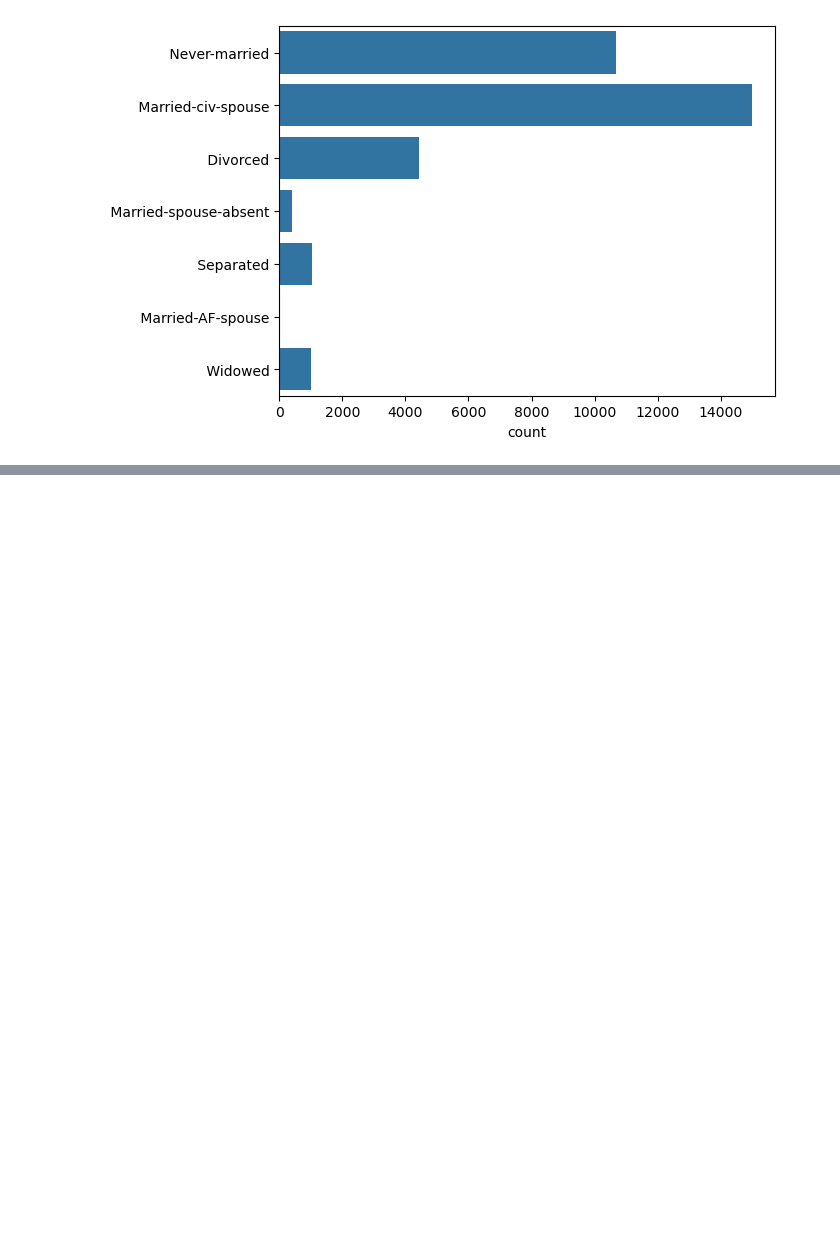
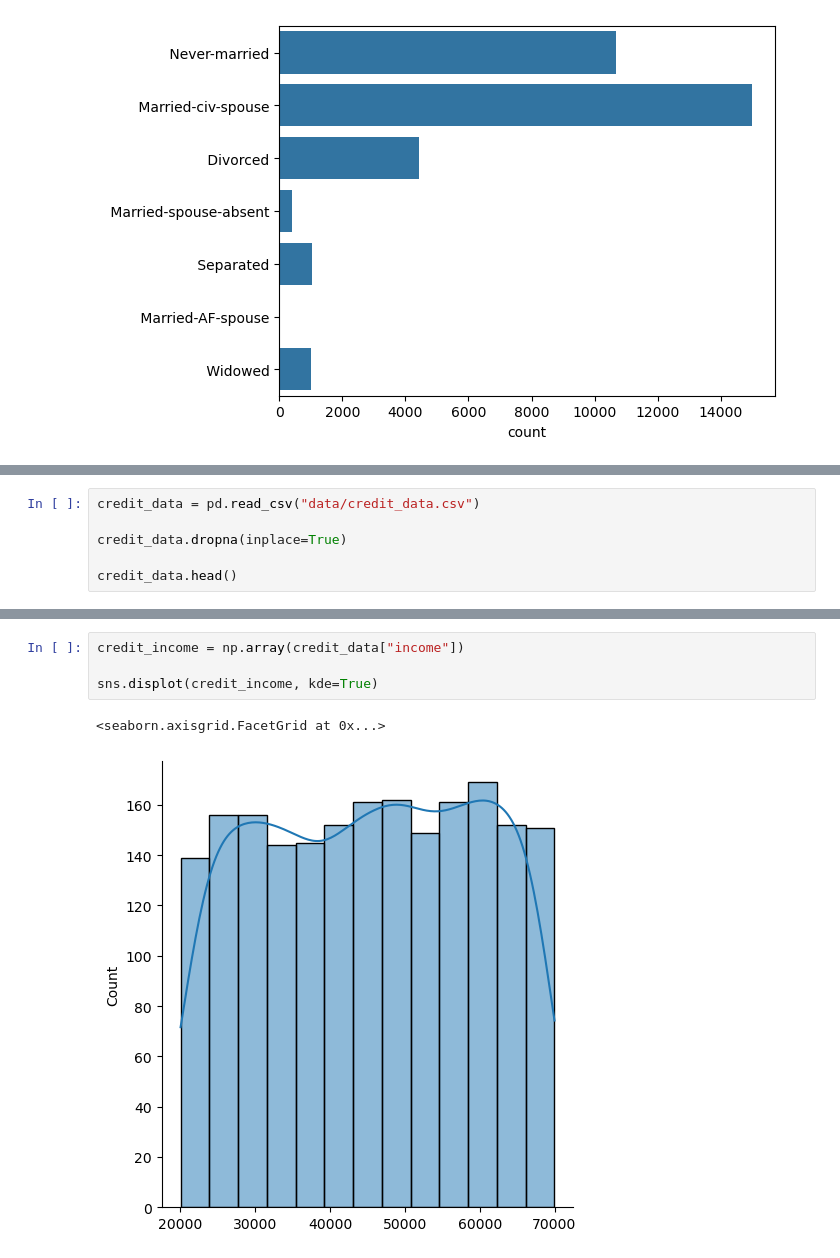
Before and after one commit to Dionmax/BurningMyBrain, a Jupyter notebook: EstatisticaDataScience/Distributions.ipynb, the cells around one changed output, grey strips where cells are left out. Cells and saved outputs as stored; diff of their text form; blank space fills up the shorter version.

```diff
--- a/EstatisticaDataScience/Distributions.ipynb
+++ b/EstatisticaDataScience/Distributions.ipynb
@@ -503,0 +518,6 @@ sns.countplot(census_marital_status)
+# %%
+credit_data = pd.read_csv("data/credit_data.csv")
+
+credit_data.dropna(inplace=True)
+
+credit_data.head()
@@ -503,0 +531,7 @@ sns.countplot(census_marital_status)
+# %%
+credit_income = np.array(credit_data["income"])
+
+sns.displot(credit_income, kde=True)
+# %% [output]
+<seaborn.axisgrid.FacetGrid at 0x...>
+[figure, added]
```
Also changed, not shown: parts of 37 cells of this notebook.
